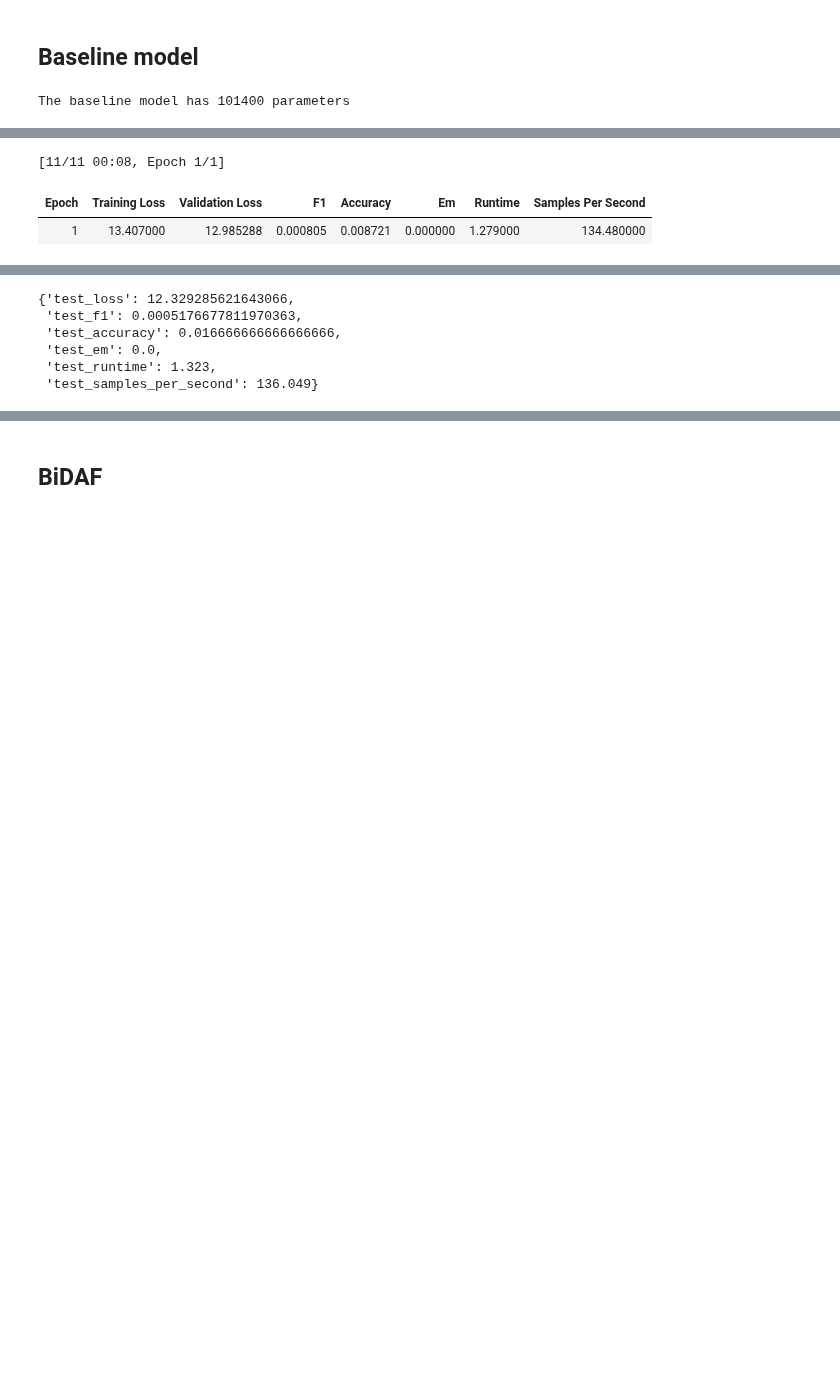
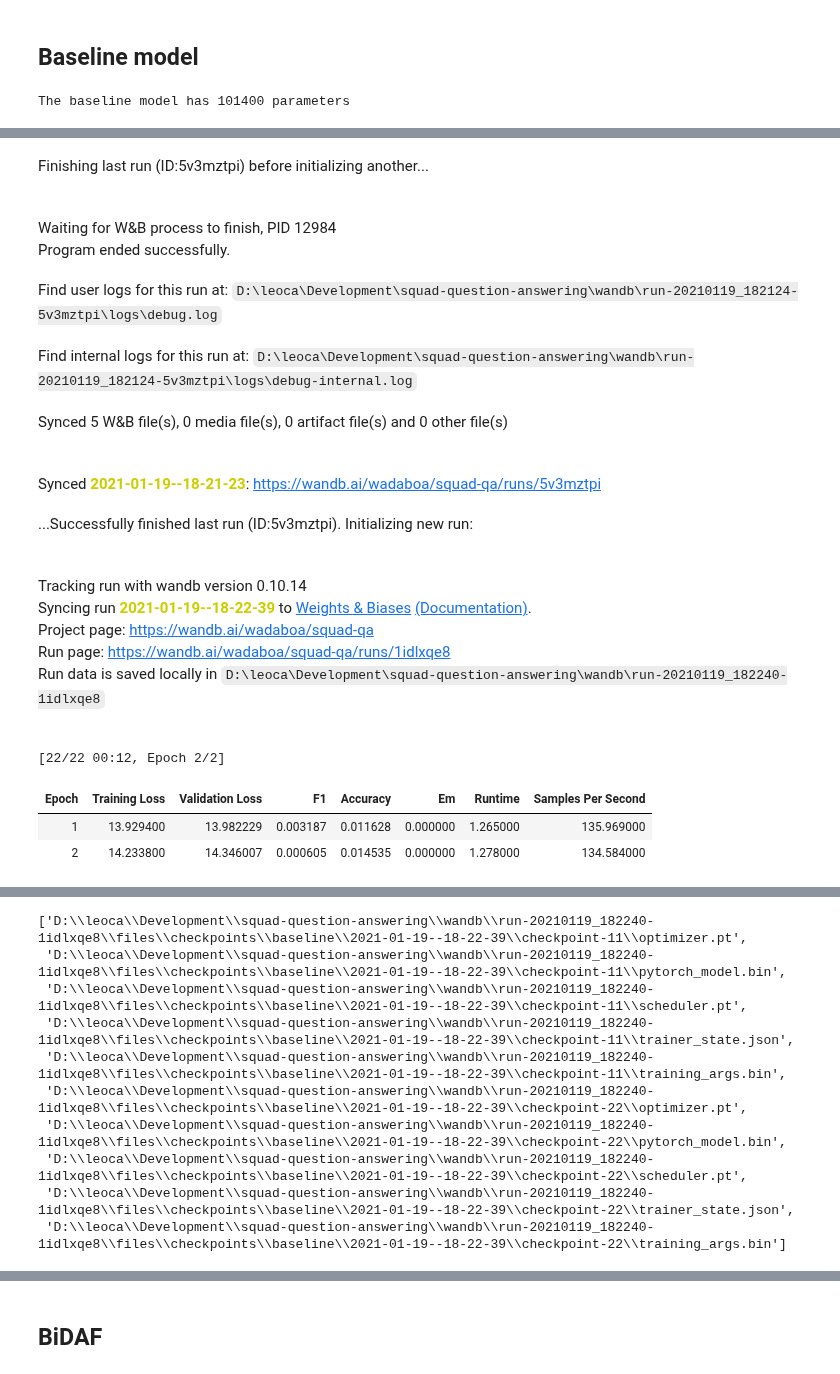
Before and after one commit to Wadaboa/squad-question-answering, a Jupyter notebook: main.ipynb, the cells around one changed output, grey strips where cells are left out. Saved outputs shown, nothing was run; the diff lists cells and outputs as text; code cells hidden in the pictures; blank space fills up the shorter version.

```diff
--- a/main.ipynb
+++ b/main.ipynb
@@ -294,7 +293,7 @@ TRAINER_ARGS = partial(
     metric_for_best_model="f1",
     evaluation_strategy="epoch",
     learning_rate=1e-3,
-    num_train_epochs=1,
+    num_train_epochs=2,
     remove_unused_columns=False,
     per_device_train_batch_size=64,
     per_device_eval_batch_size=64,
@@ -309,7 +308,10 @@ print(f"The baseline model has {baseline_model.count_parameters()} parameters")
 # %% [output]
 The baseline model has 101400 parameters
 # %%
-baseline_args = TRAINER_ARGS()
+%env WANDB_RUN_GROUP=baseline
+baseline_run_name=utils.get_run_name()
+baseline_output_dir=f"./checkpoints/baseline/{baseline_run_name}"
+baseline_args = TRAINER_ARGS(output_dir=baseline_output_dir,run_name=baseline_run_name)
 baseline_trainer = training.SquadTrainer(
     model=baseline_model,
     args=baseline_args,
@@ -341,6 +324,21 @@ Run data is saved locally in D:\leoca\Development\squad-question-answering\wandb
 # %%
 baseline_trainer.train()
+wandb.save(f"{baseline_output_dir}/**/*");
 # %% [output]
+Finishing last run (ID:5v3mztpi) before initializing another...
+Waiting for W&B process to finish, PID 12984
+Program ended successfully.
+Find user logs for this run at: D:\leoca\Development\squad-question-answering\wandb\run-20210119_182124-5v3mztpi\logs\debug.log
+Find internal logs for this run at: D:\leoca\Development\squad-question-answering\wandb\run-20210119_182124-5v3mztpi\logs\debug-internal.log
+Synced 5 W&B file(s), 0 media file(s), 0 artifact file(s) and 0 other file(s)
+Synced 2021-01-19--18-21-23: https://wandb.ai/wadaboa/squad-qa/runs/5v3mztpi
+...Successfully finished last run (ID:5v3mztpi). Initializing new run:
+Tracking run with wandb version 0.10.14
+Syncing run 2021-01-19--18-22-39 to Weights & Biases (Documentation).
+Project page: https://wandb.ai/wadaboa/squad-qa
+Run page: https://wandb.ai/wadaboa/squad-qa/runs/1idlxqe8
+Run data is saved locally in D:\leoca\Development\squad-question-answering\wandb\run-20210119_182240-1idlxqe8
-[11/11 00:08, Epoch 1/1]
+[22/22 00:12, Epoch 2/2]
 | Epoch | Training Loss | Validation Loss | F1 | Accuracy | Em | Runtime | Samples Per Second |
-| 1 | 13.407000 | 12.985288 | 0.000805 | 0.008721 | 0.000000 | 1.279000 | 134.480000 |
+| 1 | 13.929400 | 13.982229 | 0.003187 | 0.011628 | 0.000000 | 1.265000 | 135.969000 |
+| 2 | 14.233800 | 14.346007 | 0.000605 | 0.014535 | 0.000000 | 1.278000 | 134.584000 |
@@ -348,2 +346,12 @@ TrainOutput(global_step=11, training_loss=13.153041319413619, metrics={'train_ru
+['D:\\leoca\\Development\\squad-question-answering\\wandb\\run-20210119_182240-1idlxqe8\\files\\checkpoints\\baseline\\2021-01-19--18-22-39\\checkpoint-11\\optimizer.pt',
+ 'D:\\leoca\\Development\\squad-question-answering\\wandb\\run-20210119_182240-1idlxqe8\\files\\checkpoints\\baseline\\2021-01-19--18-22-39\\checkpoint-11\\pytorch_model.bin',
+ 'D:\\leoca\\Development\\squad-question-answering\\wandb\\run-20210119_182240-1idlxqe8\\files\\checkpoints\\baseline\\2021-01-19--18-22-39\\checkpoint-11\\scheduler.pt',
+ 'D:\\leoca\\Development\\squad-question-answering\\wandb\\run-20210119_182240-1idlxqe8\\files\\checkpoints\\baseline\\2021-01-19--18-22-39\\checkpoint-11\\trainer_state.json',
+ 'D:\\leoca\\Development\\squad-question-answering\\wandb\\run-20210119_182240-1idlxqe8\\files\\checkpoints\\baseline\\2021-01-19--18-22-39\\checkpoint-11\\training_args.bin',
+ 'D:\\leoca\\Development\\squad-question-answering\\wandb\\run-20210119_182240-1idlxqe8\\files\\checkpoints\\baseline\\2021-01-19--18-22-39\\checkpoint-22\\optimizer.pt',
+ 'D:\\leoca\\Development\\squad-question-answering\\wandb\\run-20210119_182240-1idlxqe8\\files\\checkpoints\\baseline\\2021-01-19--18-22-39\\checkpoint-22\\pytorch_model.bin',
+ 'D:\\leoca\\Development\\squad-question-answering\\wandb\\run-20210119_182240-1idlxqe8\\files\\checkpoints\\baseline\\2021-01-19--18-22-39\\checkpoint-22\\scheduler.pt',
+ 'D:\\leoca\\Development\\squad-question-answering\\wandb\\run-20210119_182240-1idlxqe8\\files\\checkpoints\\baseline\\2021-01-19--18-22-39\\checkpoint-22\\trainer_state.json',
+ 'D:\\leoca\\Development\\squad-question-answering\\wandb\\run-20210119_182240-1idlxqe8\\files\\checkpoints\\baseline\\2021-01-19--18-22-39\\checkpoint-22\\training_args.bin']
 # %%
 baseline_test_output = baseline_trainer.predict(standard_dm.test_dataset)
@@ -350,14 +359,5 @@ baseline_test_output = baseline_trainer.predict(standard_dm.test_dataset)
 # %% [output]
 [interactive output not drawn]
-# %%
-baseline_test_output.metrics
-# %% [output]
-{'test_loss': 12.329285621643066,
- 'test_f1': 0.0005176677811970363,
- 'test_accuracy': 0.016666666666666666,
- 'test_em': 0.0,
- 'test_runtime': 1.323,
- 'test_samples_per_second': 136.049}
 # %%
 baseline_answers_path = "results/baseline.json"
 utils.save_answers(baseline_answers_path, baseline_test_output.predictions[-1])
```
Also changed, not shown: parts of 25 cells of this notebook, 6 other files.
